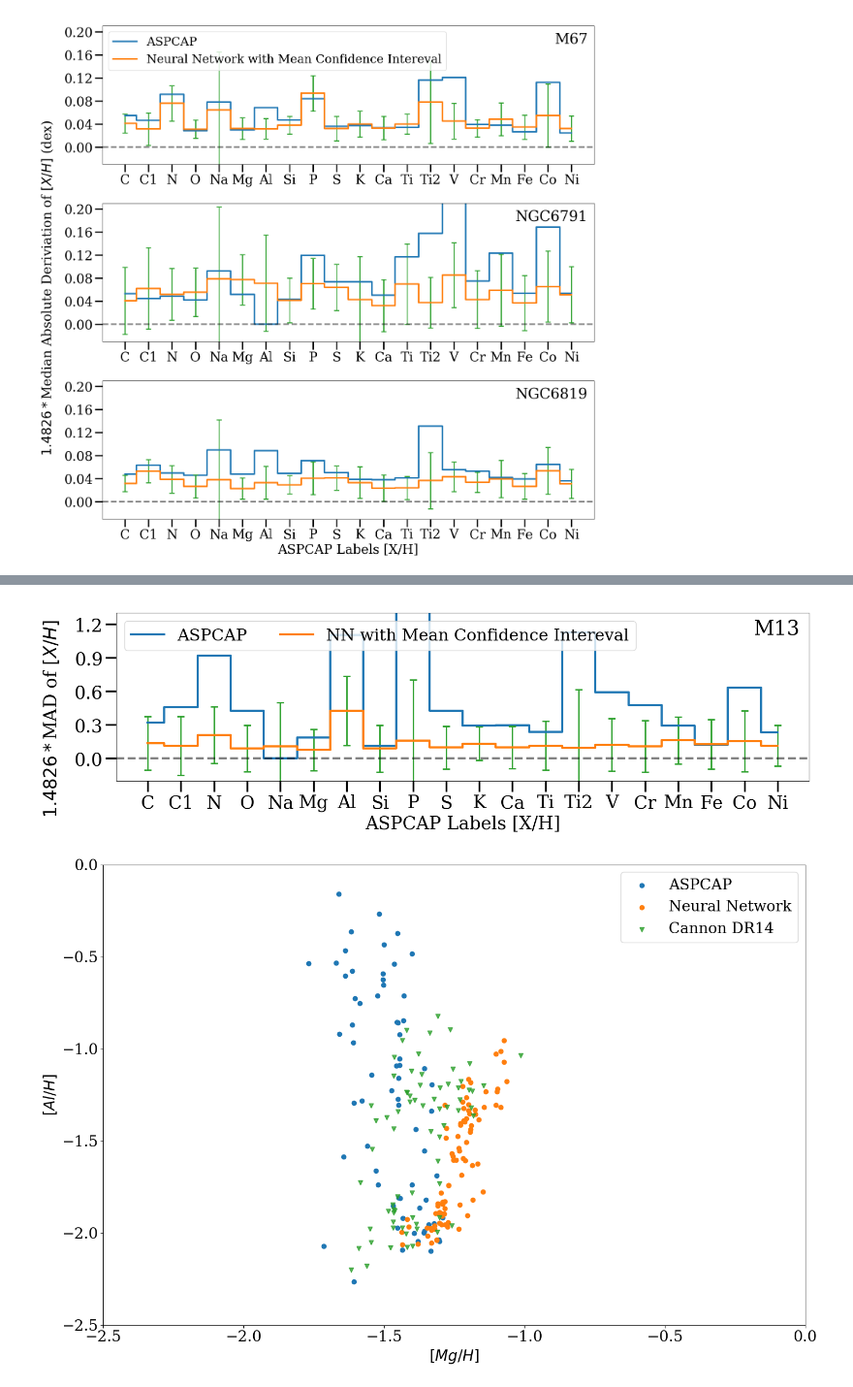
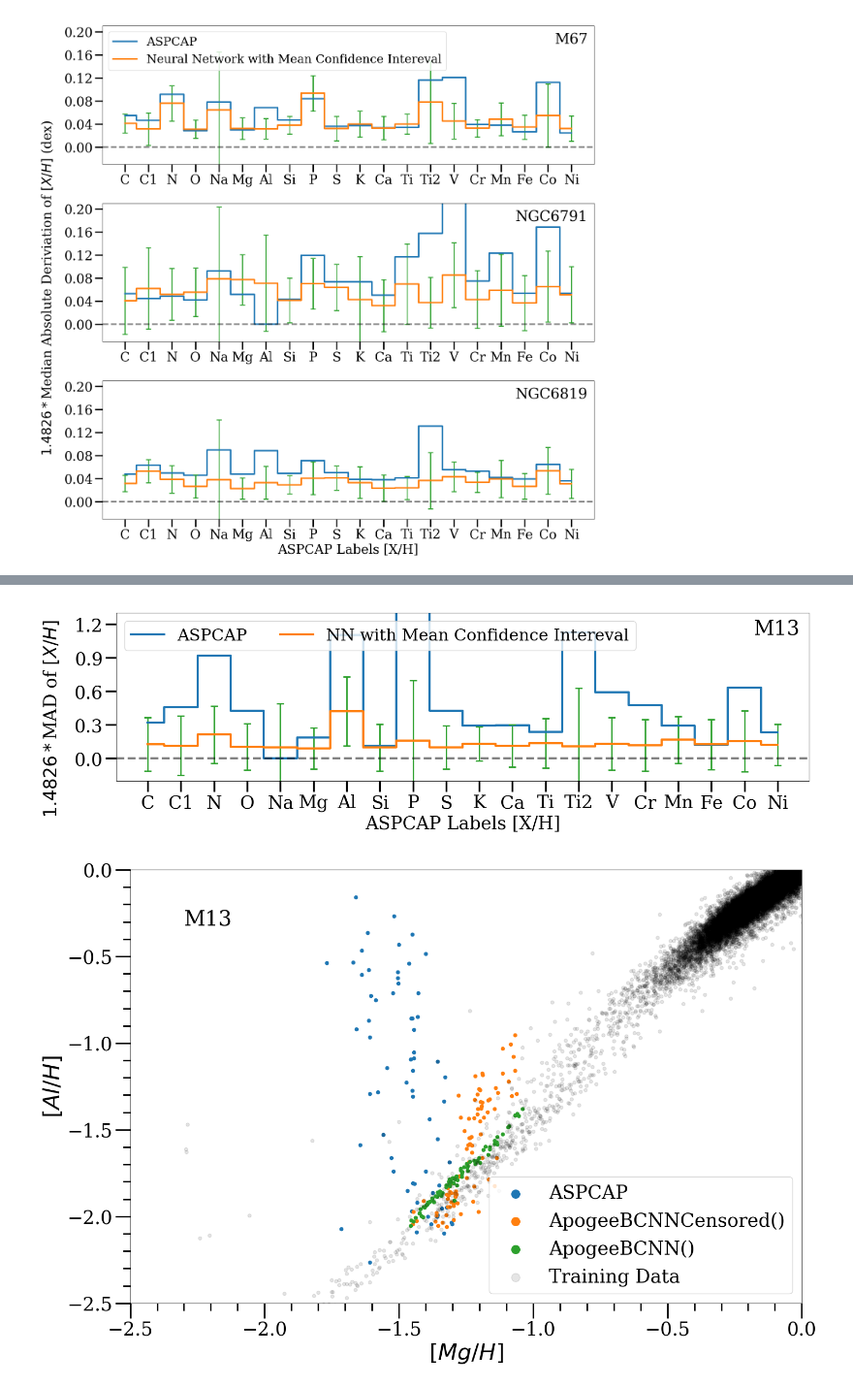
Before and after one commit to henrysky/astroNN_spectra_paper_figures, a Jupyter notebook: Open_Globular_Cluster_Benchmark.ipynb, the cells around one changed output, grey strips where cells are left out. Shown at 97% size. Cells and saved outputs as stored; diff of their text form; code cells hidden in the pictures.

```diff
--- a/Open_Globular_Cluster_Benchmark.ipynb
+++ b/Open_Globular_Cluster_Benchmark.ipynb
@@ -216,8 +216,21 @@ from astroNN.apogee import allstar, allstarcannon
 from astroNN.apogee import visit_spectra
 from astroNN.apogee.chips import apogee_continuum
 from astroNN.models import load_folder
+from astroNN.datasets import H5Loader
+from astroNN.models import load_folder
 
 plt.rc('font',**{'family': 'serif', 'weight':'medium', 'size':20})
+
+# Load the dataset testing data
+loader = H5Loader('__train')
+loader.load_combined = True  # load individual visits
+loader.load_err = False
+# load the correct entry with correct order from ApogeeBCNNcensored
+loader.target = ['Mg', 'Al']
+x, y = loader.load()
+
+# we dont need spectra here
+del x
 
 # load APOGEE allstar file
 all_star = fits.getdata(allstar(dr=14))
@@ -301,25 +314,28 @@ for name in uni_names:
         print(targetname[i], f': {m13_nn_mean[i]:.{4}f}+/-{m13_nn_uncer_in_mean[i]:.{4}f}',
               f' ({m13_aspcap_mean[i]:.{4}f}+/-{m13_aspcap_uncer[i]:.{4}f})')
 
-    print('Neural Network star cluster median abundances and scattering (ASPCAP)')
-    m13_nn_mean_fe = m13_nn_mean - m13_nn_mean[17]
-    m13_nn_scatter_fe = mad_std(pred[:,2:]-pred[:,19:20], axis=0)
-    m13_aspcap_mean_fe = m13_aspcap_mean - m13_aspcap_mean[17]
-    m13_aspcap_scatter_fe = mad_std(aspcap_result-aspcap_result[:,16:17], axis=0)
-    for i in range(20):
-        print(targetname[i], f': {m13_nn_mean_fe[i]:.{4}f}+/-{m13_nn_scatter_fe[i]:.{4}f}',
-              f' ({m13_aspcap_mean_fe[i]:.{4}f}+/-{m13_aspcap_scatter_fe[i]:.{4}f})')
+#     print('Neural Network star cluster median abundances and scattering (ASPCAP)')
+#     m13_nn_mean_fe = m13_nn_mean - m13_nn_mean[17]
+#     m13_nn_scatter_fe = mad_std(pred[:,2:]-pred[:,19:20], axis=0)
+#     m13_aspcap_mean_fe = m13_aspcap_mean - m13_aspcap_mean[17]
+#     m13_aspcap_scatter_fe = mad_std(aspcap_result-aspcap_result[:,16:17], axis=0)
+#     for i in range(20):
+#         print(targetname[i], f': {m13_nn_mean_fe[i]:.{4}f}+/-{m13_nn_scatter_fe[i]:.{4}f}',
+#               f' ({m13_aspcap_mean_fe[i]:.{4}f}+/-{m13_aspcap_scatter_fe[i]:.{4}f})')
 
+# load the neural network trained on the full spectra
+bcnn_full = load_folder('astroNN_0606_run001')
+pred_full, pred_full_err = bcnn_full.test(spec[1:])
 
-print('=====Cannon======')
-print('N/H: ', np.median(cannon_result_n, axis=0), ' +/- ', mad_std(cannon_result_n, axis=0) / np.sqrt(indices.shape[0]))
-print('P/H: ', np.median(cannon_result_p, axis=0), ' +/- ', mad_std(cannon_result_p, axis=0) / np.sqrt(indices.shape[0]))
-print('Ti2/H: ', np.median(cannon_result_ti2, axis=0), ' +/- ', mad_std(cannon_result_ti2, axis=0) / np.sqrt(indices.shape[0]))
-print('Mg/H: ', np.median(cannon_result_mg, axis=0), ' +/- ', mad_std(cannon_result_mg, axis=0) / np.sqrt(indices.shape[0]))
-print('Al/H: ', np.median(cannon_result_al, axis=0), ' +/- ', mad_std(cannon_result_al, axis=0) / np.sqrt(indices.shape[0]))
-print('Fe/H: ', np.median(cannon_result_fe, axis=0), ' +/- ', mad_std(cannon_result_fe, axis=0) / np.sqrt(indices.shape[0]))
-print('C/H: ', np.median(cannon_result_c, axis=0), ' +/- ', mad_std(cannon_result_c, axis=0) / np.sqrt(indices.shape[0]))
-print('O/H: ', np.median(cannon_result_o, axis=0), ' +/- ', mad_std(cannon_result_o, axis=0) / np.sqrt(indices.shape[0]))
+# print('=====Cannon======')
+# print('N/H: ', np.median(cannon_result_n, axis=0), ' +/- ', mad_std(cannon_result_n, axis=0) / np.sqrt(indices.shape[0]))
+# print('P/H: ', np.median(cannon_result_p, axis=0), ' +/- ', mad_std(cannon_result_p, axis=0) / np.sqrt(indices.shape[0]))
+# print('Ti2/H: ', np.median(cannon_result_ti2, axis=0), ' +/- ', mad_std(cannon_result_ti2, axis=0) / np.sqrt(indices.shape[0]))
+# print('Mg/H: ', np.median(cannon_result_mg, axis=0), ' +/- ', mad_std(cannon_result_mg, axis=0) / np.sqrt(indices.shape[0]))
+# print('Al/H: ', np.median(cannon_result_al, axis=0), ' +/- ', mad_std(cannon_result_al, axis=0) / np.sqrt(indices.shape[0]))
+# print('Fe/H: ', np.median(cannon_result_fe, axis=0), ' +/- ', mad_std(cannon_result_fe, axis=0) / np.sqrt(indices.shape[0]))
+# print('C/H: ', np.median(cannon_result_c, axis=0), ' +/- ', mad_std(cannon_result_c, axis=0) / np.sqrt(indices.shape[0]))
+# print('O/H: ', np.median(cannon_result_o, axis=0), ' +/- ', mad_std(cannon_result_o, axis=0) / np.sqrt(indices.shape[0]))
 ml = MultipleLocator(0.04)
 
 # setup plots
@@ -342,21 +358,24 @@ ax.axhline(0.00, ls='--', c='k', lw=3., alpha=0.5)
 f.text(-0.01, 0.5, '$1.4826*$'+'MAD of '+'$[X/H]$', ha='center',
        va='center', fontdict={'fontsize':25}, rotation='vertical')
 f.tight_layout()
-
 f.savefig('m13.png')
 
+
 f, ax = plt.subplots(1, figsize=(15,10), dpi=100)
-
-ax.scatter(aspcap_result[:, 5], aspcap_result[:, 6], label='ASPCAP')
-ax.scatter(pred[:,7], pred[:,8], label='Neural Network')
-ax.scatter(cannon_result_mg, cannon_result_al, marker='v', alpha=0.8, label='Cannon DR14')
-
+ax.annotate("M13", xy=(0.08,0.87),xycoords='axes fraction', fontsize=28)
+ax.scatter(aspcap_result[:, 5], aspcap_result[:, 6], label='ASPCAP', s=20.)
+ax.scatter(pred[:,7], pred[:,8], label='ApogeeBCNNCensored()', s=20.)
+ax.scatter(pred_full[:,7], pred_full[:,8], label='ApogeeBCNN()', s=20.)
+ax.scatter(y[:,0], y[:,1], label='Training Data', s=20., c='k', alpha=0.1)
+# ax.scatter(cannon_result_mg, cannon_result_al, marker='v', alpha=0.8, label='Cannon DR14')
+ax.tick_params(labelsize=25, width=2, length=20, which='major')
+ax.tick_params(width=2, length=10, which='minor')
+ax.minorticks_on()
 ax.set_xlim((-2.5,-0.0))
 ax.set_ylim((-2.5,-0.0))
-ax.legend(loc='best')
-ax.set_xlabel(r"$[Mg/H]$")
-ax.set_ylabel(r"$[Al/H]$")
+ax.legend(loc='lower right', fontsize=25, markerscale=2.5)
+ax.set_xlabel(r"$[Mg/H]$", fontsize=30)
+ax.set_ylabel(r"$[Al/H]$", fontsize=30)
 f.tight_layout()
-
 f.savefig('m13_al_mg.png')
 # %% [output]
@@ -380,2 +400,2 @@ O/H:  -1.467204867623106  +/-  0.018135772627958686
-[figure, old version]
+[figure, new version]
-[figure, old version]
+[figure, new version]
```
Also changed, not shown: parts of 1 cell of this notebook, 1 other file.
